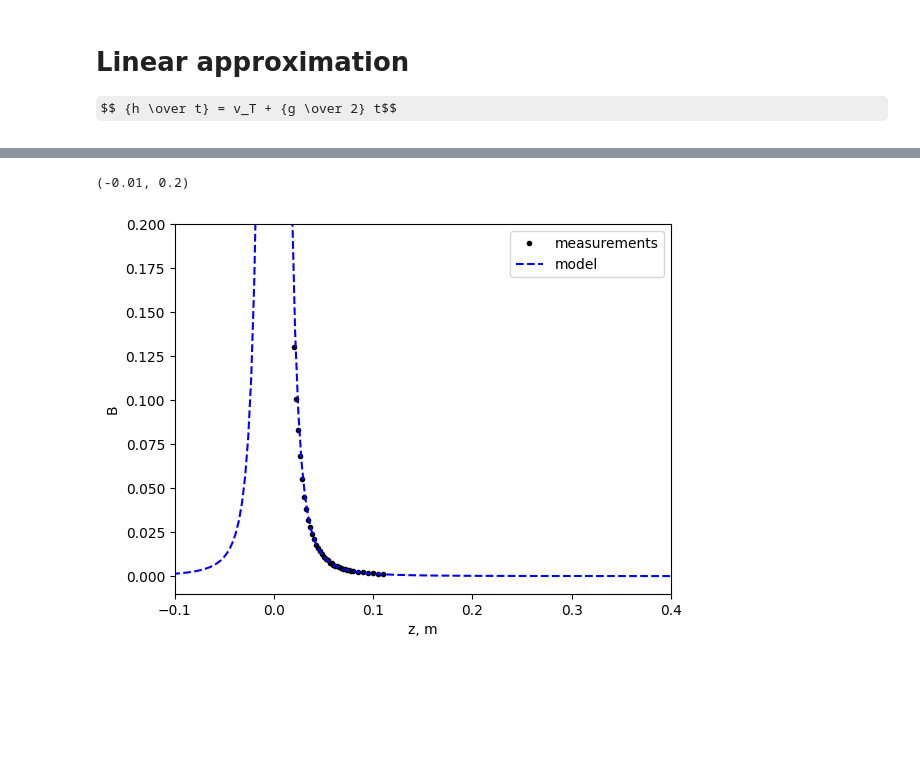
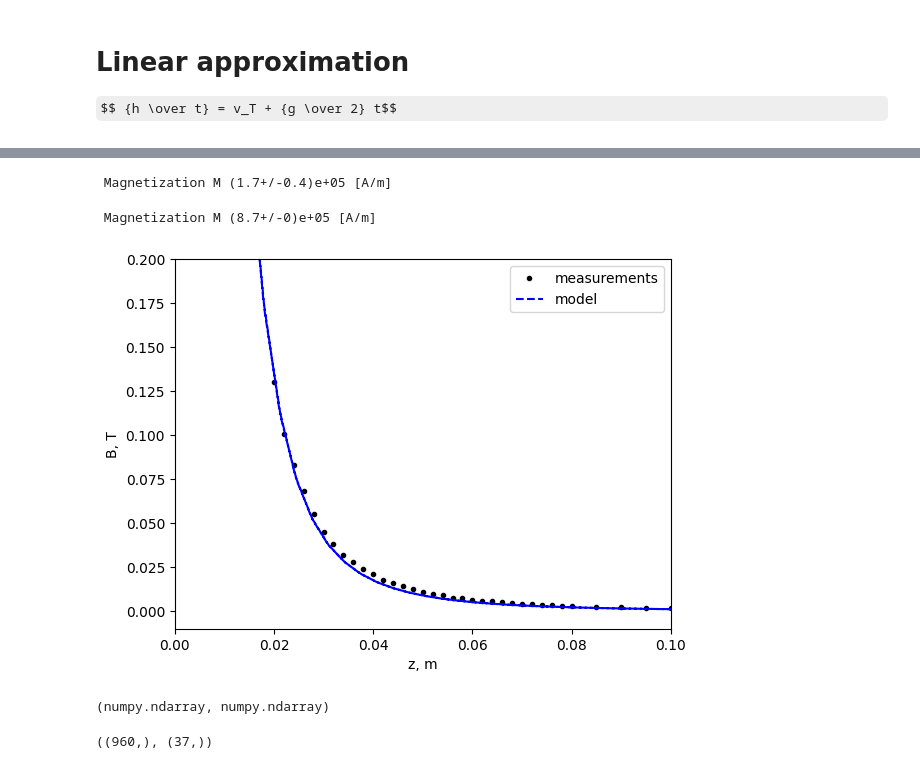
Before and after one commit to evgeny-kolonsky/Lab2_inductance, a Jupyter notebook: Lab2_Inductance.ipynb, the cells around one changed output, grey strips where cells are left out. Drawn from its saved outputs; the diff is of its cells as text; code cells hidden in the pictures; some formulas as TeX source; blank space fills up the shorter version.

```diff
--- a/Lab2_Inductance.ipynb
+++ b/Lab2_Inductance.ipynb
@@ -170,10 +173,11 @@ for i in range(17):
     # plt.plot(time, Vy, label='Vy, n={:d}'.format(i))
     z = v_t *time + acc*time**2/2
     # plt.plot(z, phi_bx/20)
-    plt.plot(z-locations[i], -phi_by/windings[i]/a, label='Phi_by, n={:d}'.format(i))
+    plt.plot(z-locations[i], -phi_by/windings[i]/a, label='B, n={:d}'.format(i))
 
 plt.grid()
-plt.legend()
+#plt.legend()
 plt.xlabel('z, [m]')
-plt.ylabel(r'$\Phi_2$, [T]')
+plt.xlim(-.1, .1)
+plt.ylabel(r'$B$, [T]')
 # %% [output]
@@ -182,3 +226,11 @@ Text(0, 0.5, '$\\Phi_2$, [T]')
+# %%
+from uncertainties import ufloat
+
+M = np.array(M)
+Magnetization = ufloat(M.mean(), M.std())
+print(f' Magnetization M {Magnetization:.1ue} [A/m]')
+# %% [output]
+ Magnetization M (1.7+/-0.4)e+05 [A/m]
 # %%
 xs = np.array([4,   4.2,   4.4,  4.6,  4.8,  5,    5.2,  5.4,  5.6,  5.8, 6, 6.2, 6.4, 6.6, 6.8, 7, 7.2, 7.4, 7.6, 7.8, 8, 8.2, 8.4, 8.6, 8.8, 9, 9.2, 9.4, 9.6, 9.8, 10, 10.5, 11, 11.5, 12, 12.5, 13])*1e-2 #m
 Bs = np.array([130, 100.8, 83.1, 68.1, 55.3, 45.1, 38.4, 31.8, 27.8, 23.8, 21.0, 17.8, 15.9, 14.0, 12.5, 11.1, 9.96, 8.93, 7.71, 7.30, 6.57, 6.03, 5.50, 5.01, 4.64, 4.26, 3.95, 3.65, 3.41, 3.13, 2.93, 2.46, 2.11, 1.82, 1.60, 1.40,1.25  ])*1e-3 #T
@@ -188,37 +240,46 @@ plt.plot(xs, Bs, 'k.',label='measurements')
 plt.xlim(-0.1, .4)
 plt.legend(loc='center right')
 #%% calculating M
 h= 2e-2 # m
 b = 1e-2 #m
 
-dist_dependence = (xs + h/2)/np.sqrt((xs + h/2)**2 + b**2) - (xs - h/2)/np.sqrt((xs - h/2)**2 + b**2)
+dist_dependence =  (xs + h/2)/np.sqrt((xs + h/2)**2 + b**2) - (xs - h/2)/np.sqrt((xs - h/2)**2 + b**2)
 
-inds = Bs<0.0075
-reg2 = linregress(dist_dependence[inds], Bs[inds])
+reg2 = linregress(dist_dependence, Bs*2/mu0)
 # print(reg)
 M_reg2 = reg2.slope
 R_reg2 = reg2.rvalue
 
 
 # plt.figure()
 # plt.plot(dist_dependence, Bs, '.', label = 'measurements')
 # plt.plot(dist_dependence, dist_dependence*reg.slope + reg.intercept, '-', label = 'reg full')
 # plt.plot(dist_dependence[inds], dist_dependence[inds]*reg2.slope + reg2.intercept, '-', label = 'reg B<0.0075T')
 # plt.grid()
 # plt.xlabel('distance [m]')
 # plt.ylabel('B [T]')
 # plt.ylim([0,0.0075])
 # plt.xlim([0,0.011])
 # plt.legend()
 #%%
 
 dist_dependence_z = (z-locations[i] + h/2)/np.sqrt((z-locations[i] + h/2)**2 + b**2) - (z-locations[i] - h/2)/np.sqrt((z-locations[i] - h/2)**2 + b**2)
-plt.plot(z-locations[i],dist_dependence_z*M_reg2, 'b--', label='model' )
+plt.plot(z-locations[i],dist_dependence_z*M_reg2*mu0/2, 'b--', label='model' )
 
 plt.legend()
 plt.xlabel('z, m')
-plt.ylabel('B')
+plt.ylabel('B, T')
 plt.ylim(-0.01, .2)
+plt.xlim(0, .1)
+print(f' Magnetization M {ufloat(M_reg2,0):.1ue} [A/m]')
 # %% [output]
-(-0.01, 0.2)
+ Magnetization M (8.7+/-0)e+05 [A/m]
-[figure, old version]
+[figure, new version]
+# %%
+type(B_), type(Bs)
+# %% [output]
+(numpy.ndarray, numpy.ndarray)
+# %%
+B_.shape, Bs.shape
+# %% [output]
+((960,), (37,))
```
Also changed, not shown: parts of 10 cells of this notebook.
